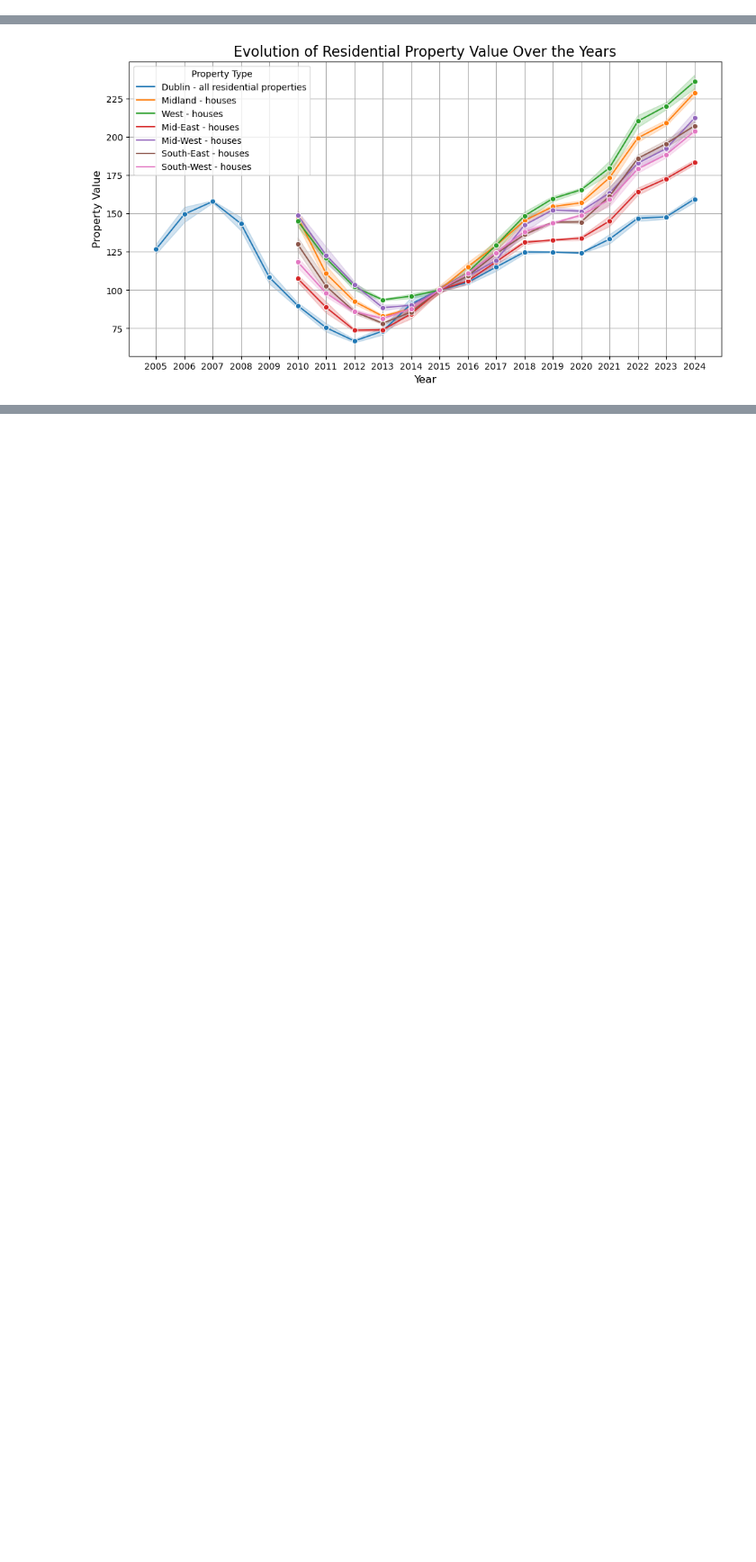
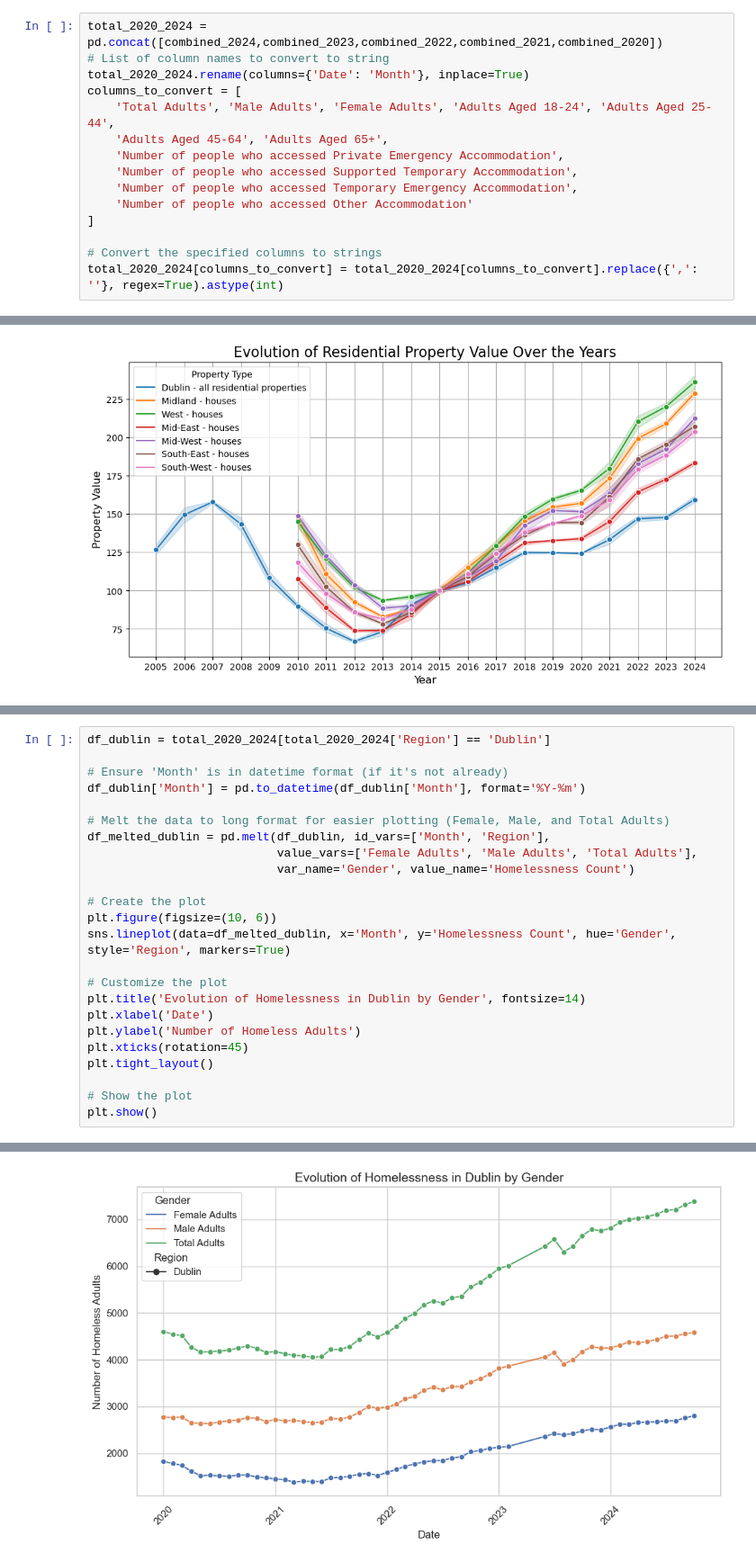
Before and after one commit to RobAstur/Programming-for-data-analytics, a Jupyter notebook: Project/project_version2.ipynb, the cells around one changed output, grey strips where cells are left out. Shown at 90% size. Drawn from its saved outputs; the diff is of its cells as text; blank space fills up the shorter version.

```diff
--- a/Project/project_version2.ipynb
+++ b/Project/project_version2.ipynb
@@ -196,0 +195,15 @@ total_2020_2024 = pd.concat([combined_2024,combined_2023,combined_2022,combined_
+# %%
+total_2020_2024 = pd.concat([combined_2024,combined_2023,combined_2022,combined_2021,combined_2020])
+# List of column names to convert to string
+total_2020_2024.rename(columns={'Date': 'Month'}, inplace=True)
+columns_to_convert = [
+    'Total Adults', 'Male Adults', 'Female Adults', 'Adults Aged 18-24', 'Adults Aged 25-44',
+    'Adults Aged 45-64', 'Adults Aged 65+',
+    'Number of people who accessed Private Emergency Accommodation',
+    'Number of people who accessed Supported Temporary Accommodation',
+    'Number of people who accessed Temporary Emergency Accommodation',
+    'Number of people who accessed Other Accommodation'
+]
+
+# Convert the specified columns to strings
+total_2020_2024[columns_to_convert] = total_2020_2024[columns_to_convert].replace({',': ''}, regex=True).astype(int)
@@ -237,0 +307,25 @@ plt.show()
+# %%
+df_dublin = total_2020_2024[total_2020_2024['Region'] == 'Dublin']
+
+# Ensure 'Month' is in datetime format (if it's not already)
+df_dublin['Month'] = pd.to_datetime(df_dublin['Month'], format='%Y-%m')
+
+# Melt the data to long format for easier plotting (Female, Male, and Total Adults)
+df_melted_dublin = pd.melt(df_dublin, id_vars=['Month', 'Region'],
+                           value_vars=['Female Adults', 'Male Adults', 'Total Adults'],
+                           var_name='Gender', value_name='Homelessness Count')
+
+# Create the plot
+plt.figure(figsize=(10, 6))
+sns.lineplot(data=df_melted_dublin, x='Month', y='Homelessness Count', hue='Gender', style='Region', markers=True)
+
+# Customize the plot
+plt.title('Evolution of Homelessness in Dublin by Gender', fontsize=14)
+plt.xlabel('Date')
+plt.ylabel('Number of Homeless Adults')
+plt.xticks(rotation=45)
+plt.tight_layout()
+
+# Show the plot
+plt.show()
+# %% [output]
@@ -237,0 +337 @@ plt.show()
+[figure, added]
```
Also changed, not shown: parts of 11 cells of this notebook.
